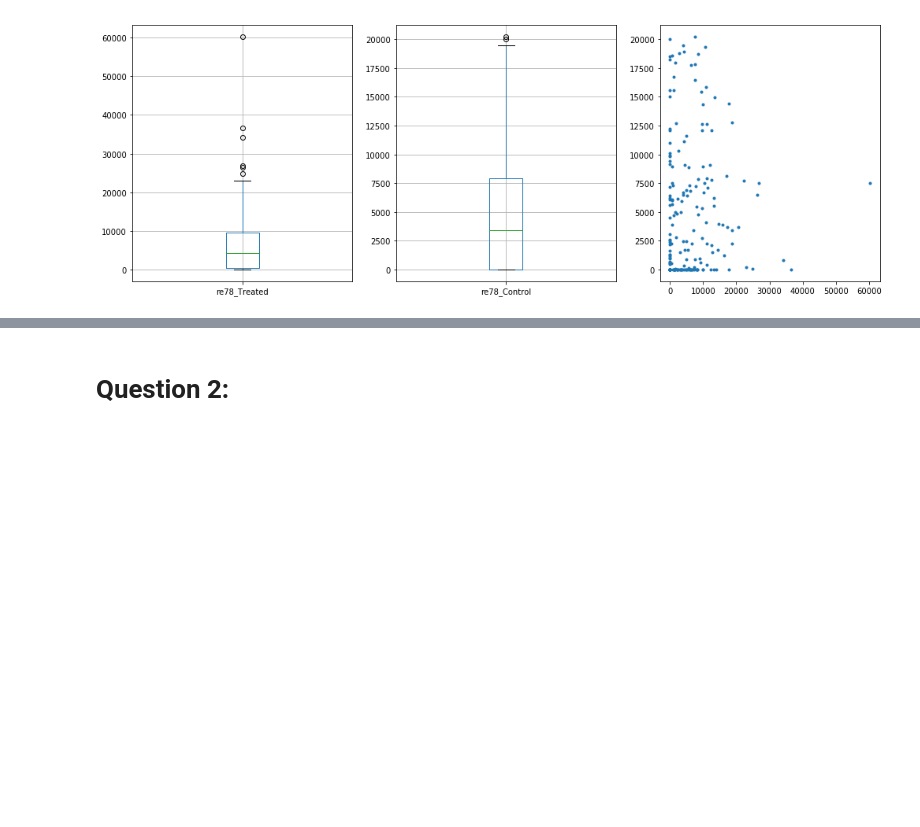
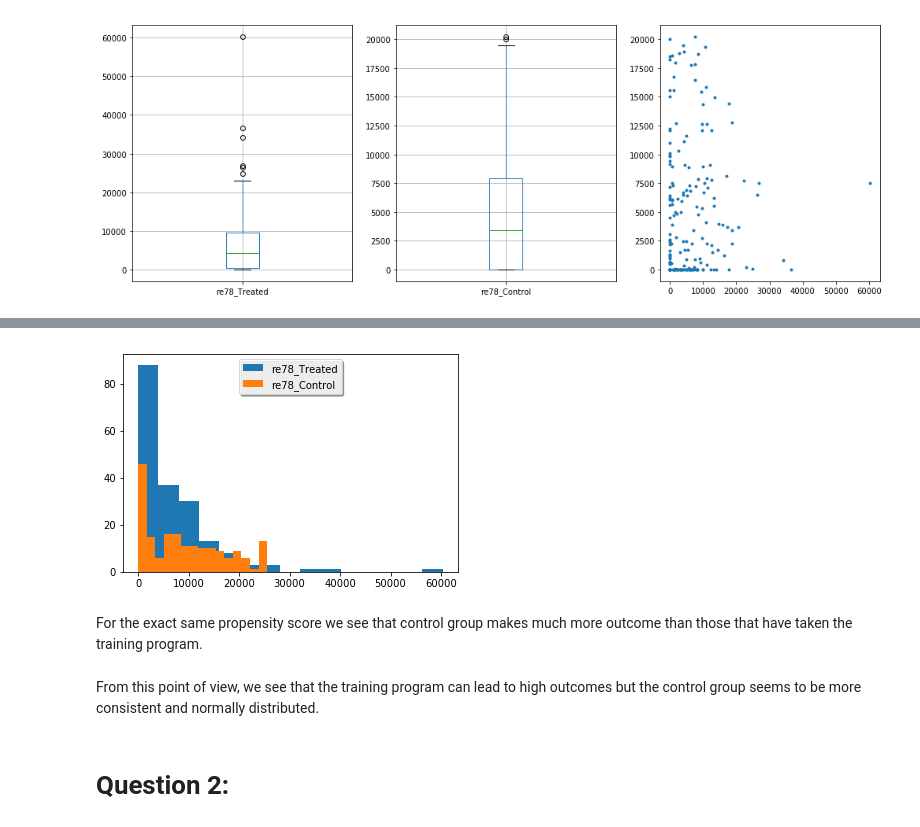
Before and after one commit to Roussaky/ada-EPFL, a Jupyter notebook: Homework4/Homework4.ipynb, the cells around one changed output, grey strips where cells are left out. Saved outputs shown, nothing was run; the diff lists cells and outputs as text; code cells hidden in the pictures; blank space fills up the shorter version.

```diff
--- a/Homework4/Homework4.ipynb
+++ b/Homework4/Homework4.ipynb
@@ -264,3 +309,14 @@ plt.plot(lalonde_matches['re78_Treated'],lalonde_matches['re78_Control'],'.')
+# %%
+fig, ax = plt.subplots()
+ax.hist(lalonde_matches['re78_Treated'],bins=15,label='re78_Treated')
+ax.hist(lalonde_matches['re78_Control'],bins=15,label='re78_Control')
+legend = ax.legend(loc='upper center', shadow=True)
+# %% [output]
+[figure, added]
+# %% [markdown]
+For the exact same propensity score we see that control group makes much more outcome than those that have taken the training program.
+# %% [markdown]
+From this point of view, we see that the training program can lead to high outcomes but the control group seems to be more consistent and normally distributed.
 # %% [markdown]
 # Question 2:
 # %%
```
Also changed, not shown: parts of 20 cells of this notebook.
